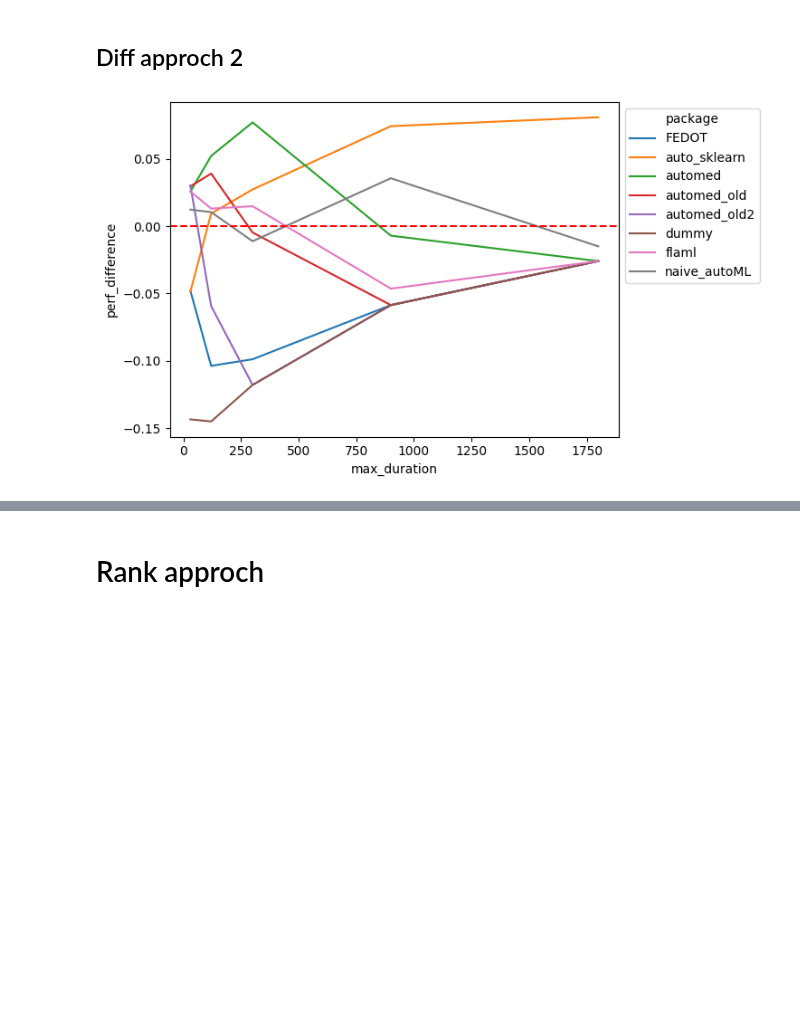
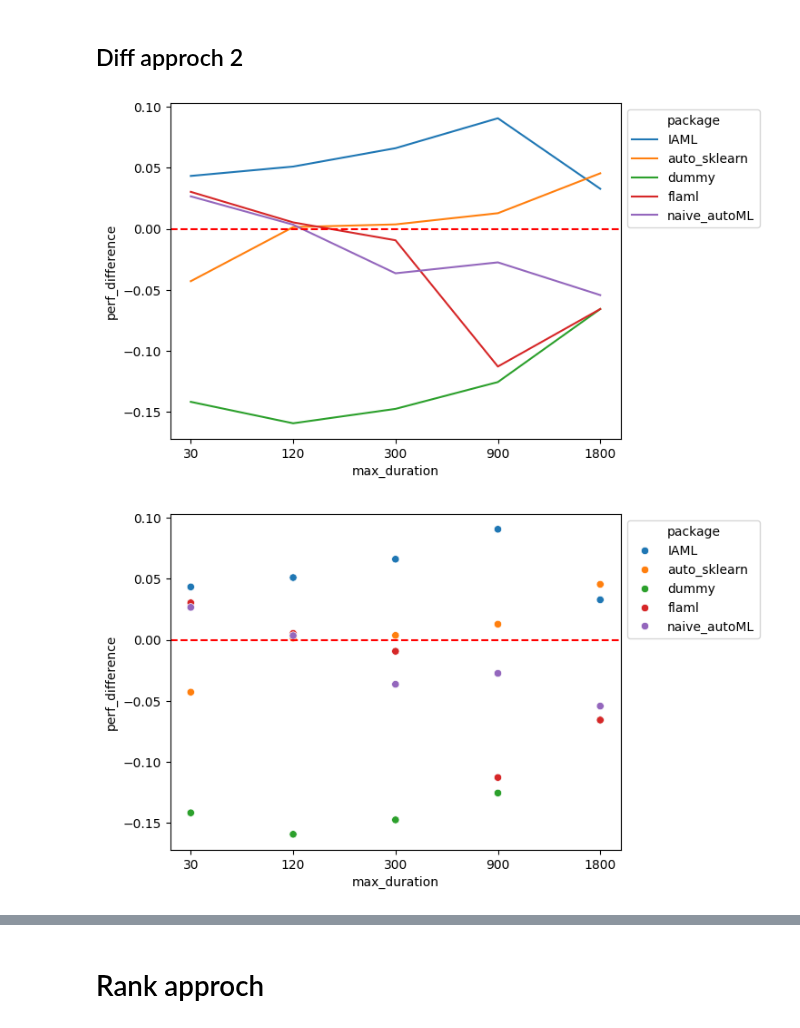
Before and after one commit to IIAS-Research/iaml, a Jupyter notebook: src/sandbox/compare_bench2.ipynb, the cells around one changed output, grey strips where cells are left out. Saved outputs shown, nothing was run; the diff lists cells and outputs as text; code cells hidden in the pictures; blank space fills up the shorter version.

Commit message:
[ADD] Bench compare

```diff
--- a/src/sandbox/compare_bench2.ipynb
+++ b/src/sandbox/compare_bench2.ipynb
@@ -63,9 +64,23 @@ def replace_by_dummy(df):
 
 bench = pd.read_csv("/Users/rudy/Documents/CHU/iias/baiddy_group/automl/src/perf_logger/tests_data/bench_v2.log")
 print(bench.shape)
+
+# Add perf
 bench['perf'] = bench.apply(lambda row: row['balanced_accuracy'] if pd.notnull(row['balanced_accuracy']) else row['r2_score'], axis=1)
-bench = bench[(bench['max_duration'] - bench['compute_time']) >= -30] # remove line with too long computing time
-bench = bench[~bench['package'].isin(['iaml_old', 'iaml_old2'])] # remove line with too long computing time
+
+# Add problem type
+bench['problem_type'] = bench.apply(lambda row: 'classification' if pd.notnull(row['balanced_accuracy']) else 'regression', axis=1)
+
+
+##### FILTER
+# remove line with too long computing time
+bench = bench[(bench['max_duration'] - bench['compute_time']) >= -30]
+# remove old package
+bench = bench[~bench['package'].isin(['automed_old', 'automed_old2', 'automed', 'IAML0.1', 'FEDOT'])]
+# remove old dataset
+bench = bench[~bench['dataset'].isin(['20newsgroups_vectorized', 'covtype', 'olivetti_faces', 'linnerud'])]
+#########
+
 count_fold = bench.groupby(['package', 'max_duration', 'dataset']).count().reset_index()[['package', 'max_duration', 'dataset', 'fold']]
 
 joined = bench.merge(count_fold, on=['package', 'max_duration', 'dataset'], suffixes=('', '_count'))
@@ -297,28 +295,63 @@ plt.show()
 # %% [markdown]
 ## Diff approch 2
 # %%
-def compute_differences(bench):
+def compute_differences(bench, using:str=None):
     # Step 1: Calculate the mean for each package, dataset, and max_duration
     detailed_mean = bench.groupby(['package', 'dataset', 'max_duration']).mean(numeric_only=True).reset_index()
+    with_fold = bench.groupby(['package', 'dataset', 'max_duration', 'fold']).mean(numeric_only=True).reset_index()
 
     # Step 2: Calculate the mean performance by max_duration across all packages
-    mean_by_duration = bench.groupby(['max_duration', 'dataset']).agg({'perf': 'mean'}).reset_index()
+    if using:
+        mean_by_duration = bench[bench['package'] == using].groupby(['max_duration', 'dataset']).agg({'perf': 'mean'}).reset_index()
+    else:
+        mean_by_duration = bench.groupby(['max_duration', 'dataset']).agg({'perf': 'mean'}).reset_index()
     mean_by_duration.rename(columns={'perf': 'perf_by_duration'}, inplace=True)
 
     # Step 3: Merge the detailed mean with the mean by duration to compute the differences
     detailed_mean = detailed_mean.merge(mean_by_duration, on=['max_duration', 'dataset'])
     detailed_mean['perf_difference'] = detailed_mean['perf'] - detailed_mean['perf_by_duration']
 
+    # WIth fold
+    with_fold = with_fold.merge(mean_by_duration, on=['max_duration', 'dataset'])
+    with_fold['perf_difference'] = with_fold['perf'] - with_fold['perf_by_duration']
+
+
+
     # Step 4: Aggregate these differences by package and max_duration
-    result = detailed_mean.groupby(['package', 'max_duration']).agg({'perf_difference': 'mean'}).reset_index()
+    mean = detailed_mean.groupby(['package', 'max_duration']).agg({'perf_difference': 'mean'}).reset_index()
 
-    return result
+    return with_fold, detailed_mean, mean
 
-result = compute_differences(bench)
-plt.figure()
-plot = sns.lineplot(data=result, x="max_duration", y="perf_difference", hue="package")
-sns.move_legend(plot, "upper left", bbox_to_anchor=(1, 1))
-plt.axhline(y=0.0, color='r', linestyle='--')
-plt.show()
+def figure(method, data, *args, **kwargs):
+    data['max_duration'] = data['max_duration'].astype(str)
+    plt.figure()
+    plot = method(*args, data=data, x="max_duration", y="perf_difference", hue="package", **kwargs)
+    sns.move_legend(plot, "upper left", bbox_to_anchor=(1, 1))
+    plt.axhline(y=0.0, color='r', linestyle='--')
+    plt.show()
+
+to_plot = bench.copy()
+# to_plot = bench[bench['problem_type'] == 'regression']
+# to_plot = bench[bench['problem_type'] == 'classification']
+
+with_fold, detailed, mean = compute_differences(to_plot)
+# with_fold, detailed, mean = compute_differences(to_plot, using="dummy")
+figure(sns.lineplot, mean)
+figure(sns.scatterplot, mean)
+
+figure(sns.stripplot, detailed, dodge=True, jitter=True)
+figure(sns.stripplot, with_fold, dodge=True, jitter=True)
+
+figure(sns.boxplot, detailed)
+
+# plt.figure()
+# plot = sns.scatterplot(data=detailed, x="max_duration", y="perf_difference", hue="package")
+
+
+# plot = sns.boxplot(data=detailed, x="max_duration", y="perf_difference", hue="package")
+# sns.move_legend(plot, "upper left", bbox_to_anchor=(1, 1))
+# plt.axhline(y=0.0, color='r', linestyle='--')
+# plt.show()
 # %% [output]
-[figure, old version]
+[figure, new version]
+[figure, added]
```
Also changed, not shown: parts of 14 cells of this notebook, 1 other file.
